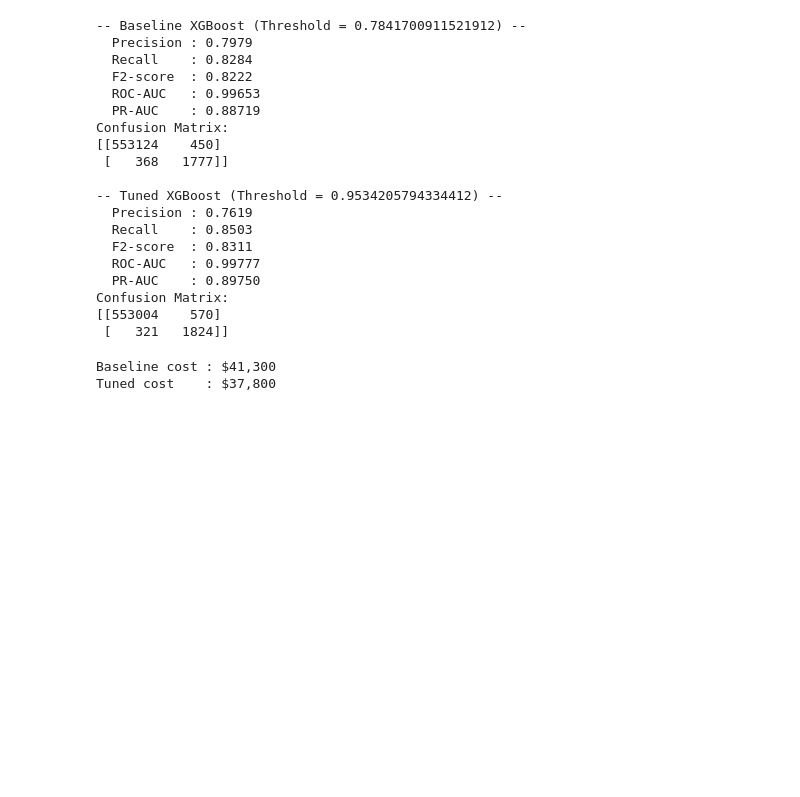
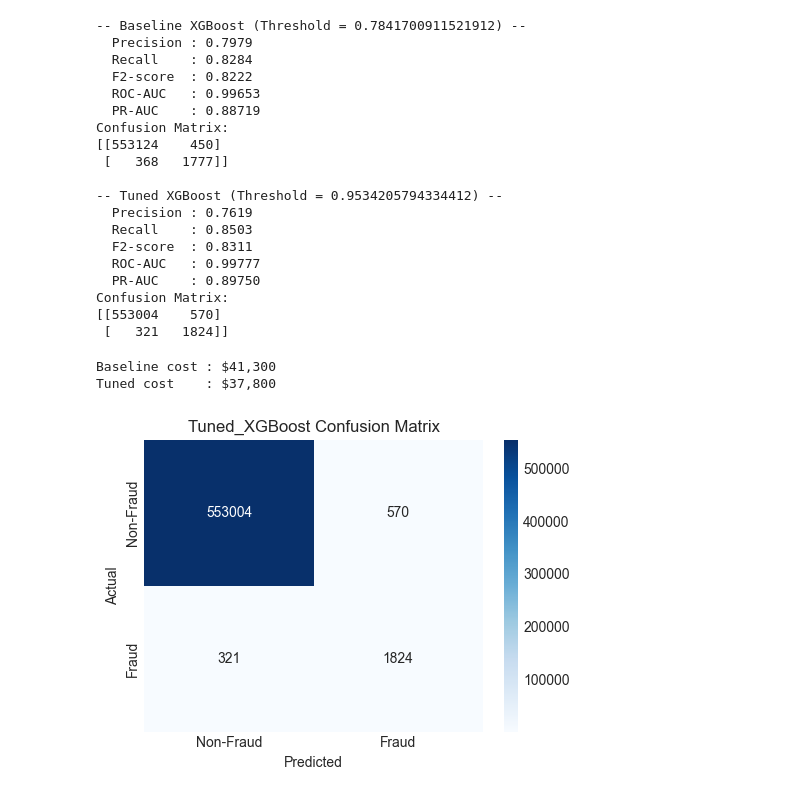
Before and after one commit to Dai-Nguyen1506/AI66A_group_1, a Jupyter notebook: notebooks/04_model_optimization.ipynb, the cells around one changed output. Drawn from its saved outputs; the diff is of its cells as text; code cells hidden in the pictures; blank space fills up the shorter version.

```diff
--- a/notebooks/04_model_optimization.ipynb
+++ b/notebooks/04_model_optimization.ipynb
@@ -229,6 +229,10 @@ print(f"Tuned cost    : ${cost_tuned:,}")
 # %% [output]
 Baseline cost : $41,300
 Tuned cost    : $37,800
+# %%
+plot_confusion_matrix(tuned_model, X_test, y_test, threshold=best_thr_tuned, name="Tuned_XGBoost", save=True)
+# %% [output]
+[figure, added]
 # %%
 # Optuna visualisation
 fig = optuna.visualization.matplotlib.plot_optimization_history(study)
```
Also changed, not shown: parts of 3 cells of this notebook, 3 other files.
